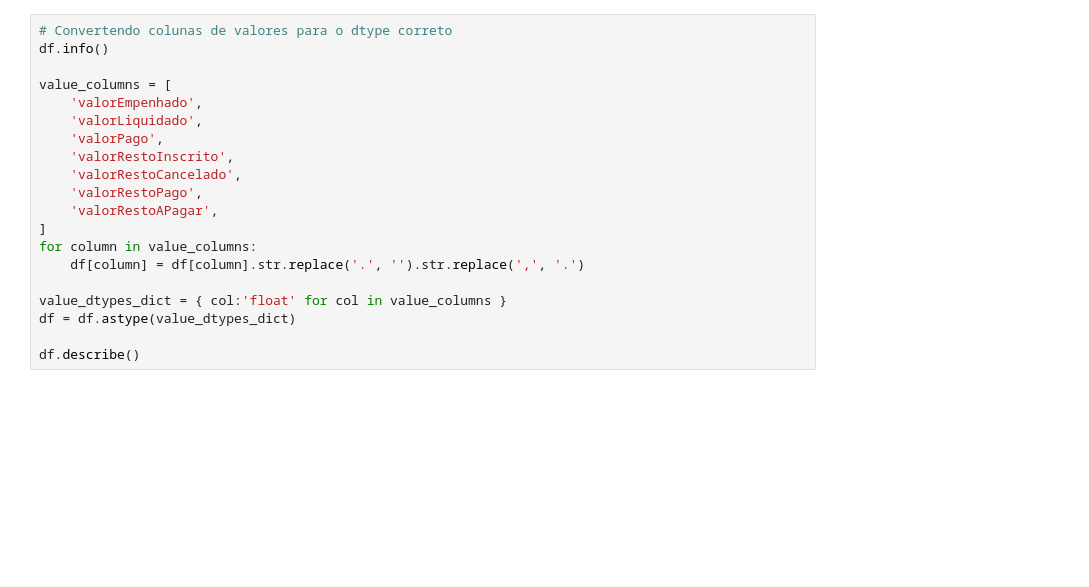
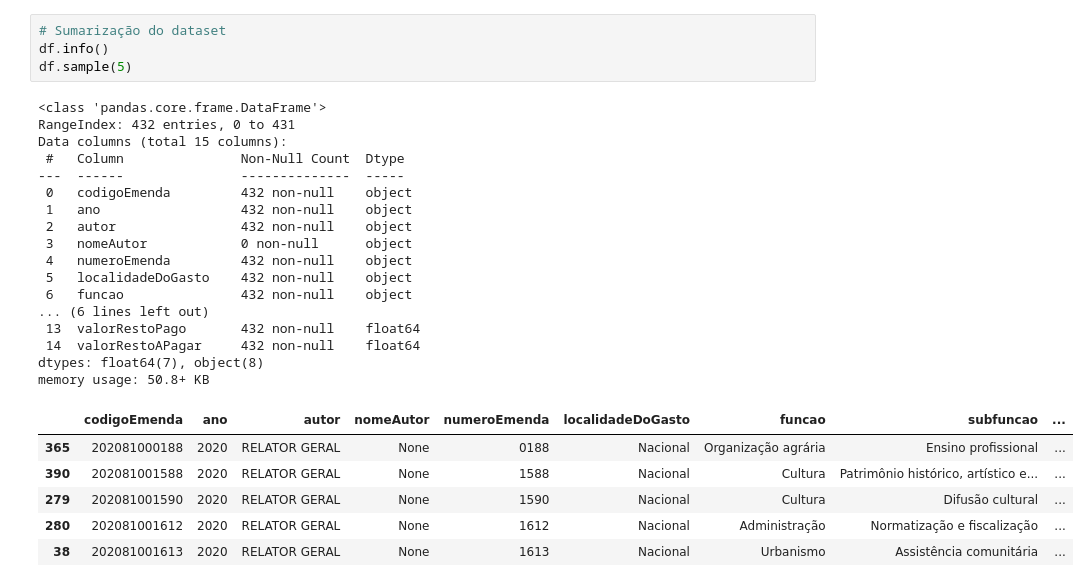
Before and after one commit to thiago-paim/pandas-practice, a Jupyter notebook: orcamento_secreto/notebooks/explore.ipynb, the cells around one changed output. Drawn from its saved outputs; the diff is of its cells as text; blank space fills up the shorter version.

```diff
--- a/orcamento_secreto/notebooks/explore.ipynb
+++ b/orcamento_secreto/notebooks/explore.ipynb
@@ -14,20 +36,28 @@ with open(dataset_path) as file_data:
 # %%
-# Convertendo colunas de valores para o dtype correto
+# Sumarização do dataset
 df.info()
-
-value_columns = [
-    'valorEmpenhado',
-    'valorLiquidado',
-    'valorPago',
-    'valorRestoInscrito',
-    'valorRestoCancelado',
-    'valorRestoPago',
-    'valorRestoAPagar',
-]
-for column in value_columns:
-    df[column] = df[column].str.replace('.', '').str.replace(',', '.')
-
-value_dtypes_dict = { col:'float' for col in value_columns }
-df = df.astype(value_dtypes_dict)
-
-df.describe()
+df.sample(5)
+# %% [output]
+<class 'pandas.core.frame.DataFrame'>
+RangeIndex: 432 entries, 0 to 431
+Data columns (total 15 columns):
+ #   Column               Non-Null Count  Dtype
+---  ------               --------------  -----
+ 0   codigoEmenda         432 non-null    object
+ 1   ano                  432 non-null    object
+ 2   autor                432 non-null    object
+ 3   nomeAutor            0 non-null      object
+ 4   numeroEmenda         432 non-null    object
+ 5   localidadeDoGasto    432 non-null    object
+ 6   funcao               432 non-null    object
+... (6 lines left out)
+ 13  valorRestoPago       432 non-null    float64
+ 14  valorRestoAPagar     432 non-null    float64
+dtypes: float64(7), object(8)
+memory usage: 50.8+ KB
+|  | codigoEmenda | ano | autor | nomeAutor | numeroEmenda | localidadeDoGasto | funcao | subfuncao | ... |
+| 365 | 202081000188 | 2020 | RELATOR GERAL | None | 0188 | Nacional | Organização agrária | Ensino profissional | ... |
+| 390 | 202081001588 | 2020 | RELATOR GERAL | None | 1588 | Nacional | Cultura | Patrimônio histórico, artístico e... | ... |
+| 279 | 202081001590 | 2020 | RELATOR GERAL | None | 1590 | Nacional | Cultura | Difusão cultural | ... |
+| 280 | 202081001612 | 2020 | RELATOR GERAL | None | 1612 | Nacional | Administração | Normatização e fiscalização | ... |
+| 38 | 202081001613 | 2020 | RELATOR GERAL | None | 1613 | Nacional | Urbanismo | Assistência comunitária | ... |
```
Also changed, not shown: parts of 5 cells of this notebook.
